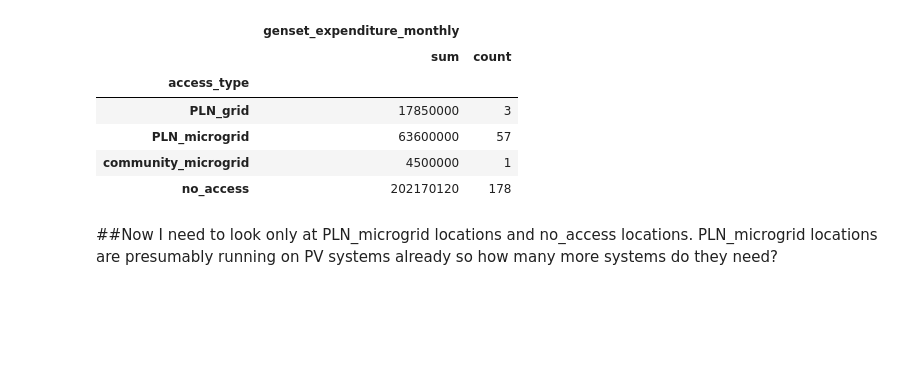
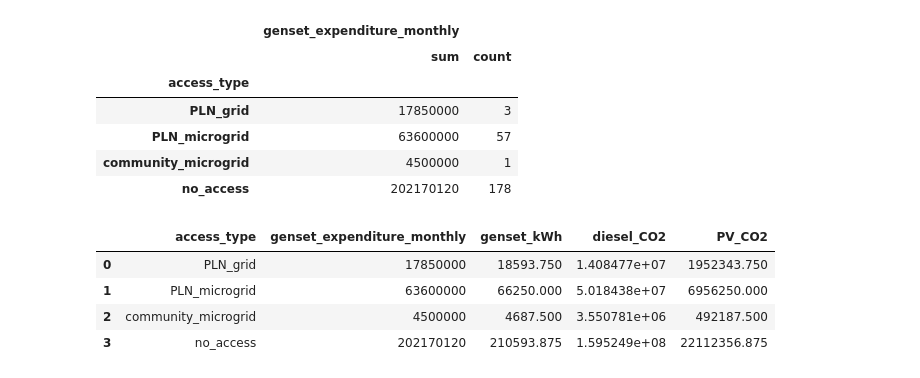
Before and after one commit to mattrosi/sentani-labbook, a Jupyter notebook: 2015-08-10-Genset_CO2.ipynb, the cells around one changed output. Saved outputs shown, nothing was run; the diff lists cells and outputs as text; code cells hidden in the pictures; blank space fills up the shorter version.

```diff
--- a/2015-08-10-Genset_CO2.ipynb
+++ b/2015-08-10-Genset_CO2.ipynb
@@ -113,5 +107,14 @@ survey.groupby(['access_type'])[['genset_expenditure_monthly']].agg(['sum','coun
 | PLN_microgrid | 63600000 | 57 |
 | community_microgrid | 4500000 | 1 |
 | no_access | 202170120 | 178 |
-# %% [markdown]
-##Now I need to look only at PLN_microgrid locations and no_access locations. PLN_microgrid locations are presumably running on PV systems already so how many more systems do they need?
+# %%
+# Total amount by grid type.
+df2 = survey.groupby(['access_type'])[['genset_expenditure_monthly','genset_kWh','diesel_CO2','PV_CO2']].sum().dropna()
+df2.reset_index(inplace=True)
+df2
+# %% [output]
+|  | access_type | genset_expenditure_monthly | genset_kWh | diesel_CO2 | PV_CO2 |
+| 0 | PLN_grid | 17850000 | 18593.750 | 1.408477e+07 | 1952343.750 |
+| 1 | PLN_microgrid | 63600000 | 66250.000 | 5.018438e+07 | 6956250.000 |
+| 2 | community_microgrid | 4500000 | 4687.500 | 3.550781e+06 | 492187.500 |
+| 3 | no_access | 202170120 | 210593.875 | 1.595249e+08 | 22112356.875 |
```
Also changed, not shown: parts of 5 cells of this notebook.
